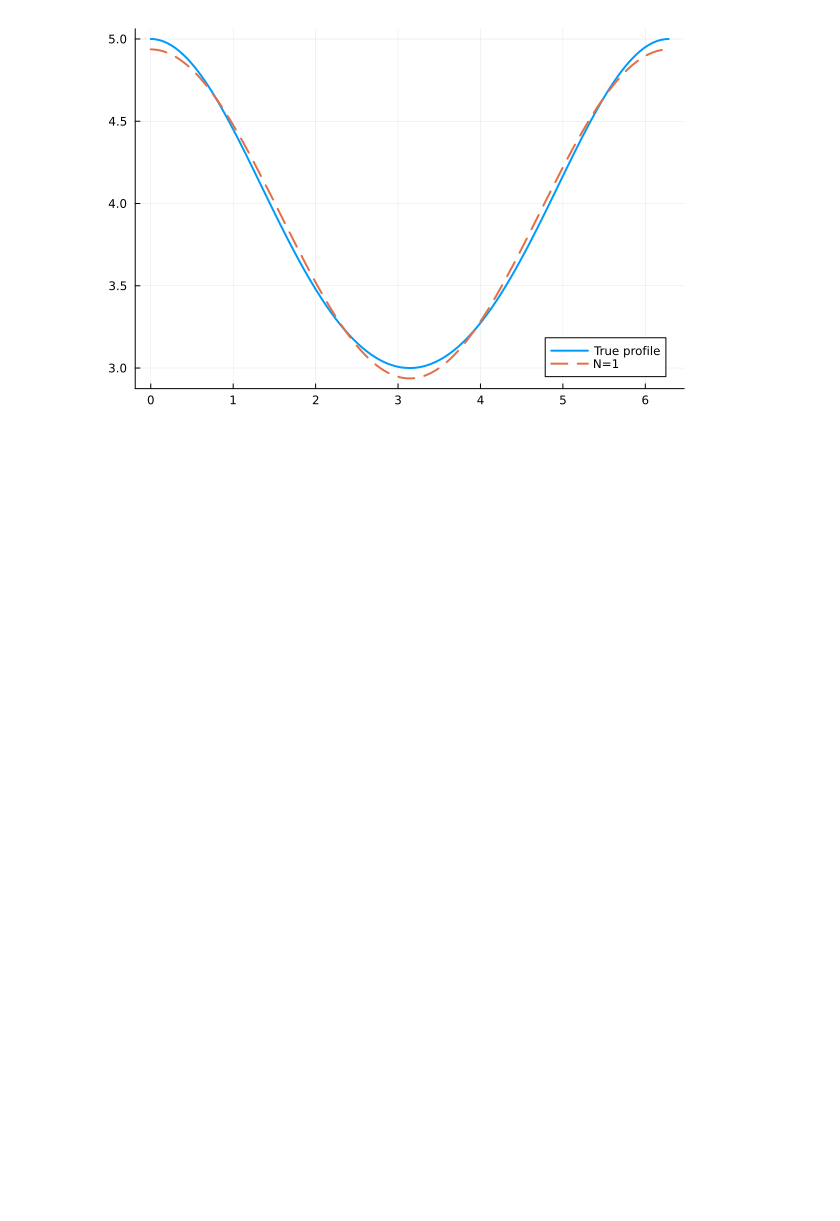
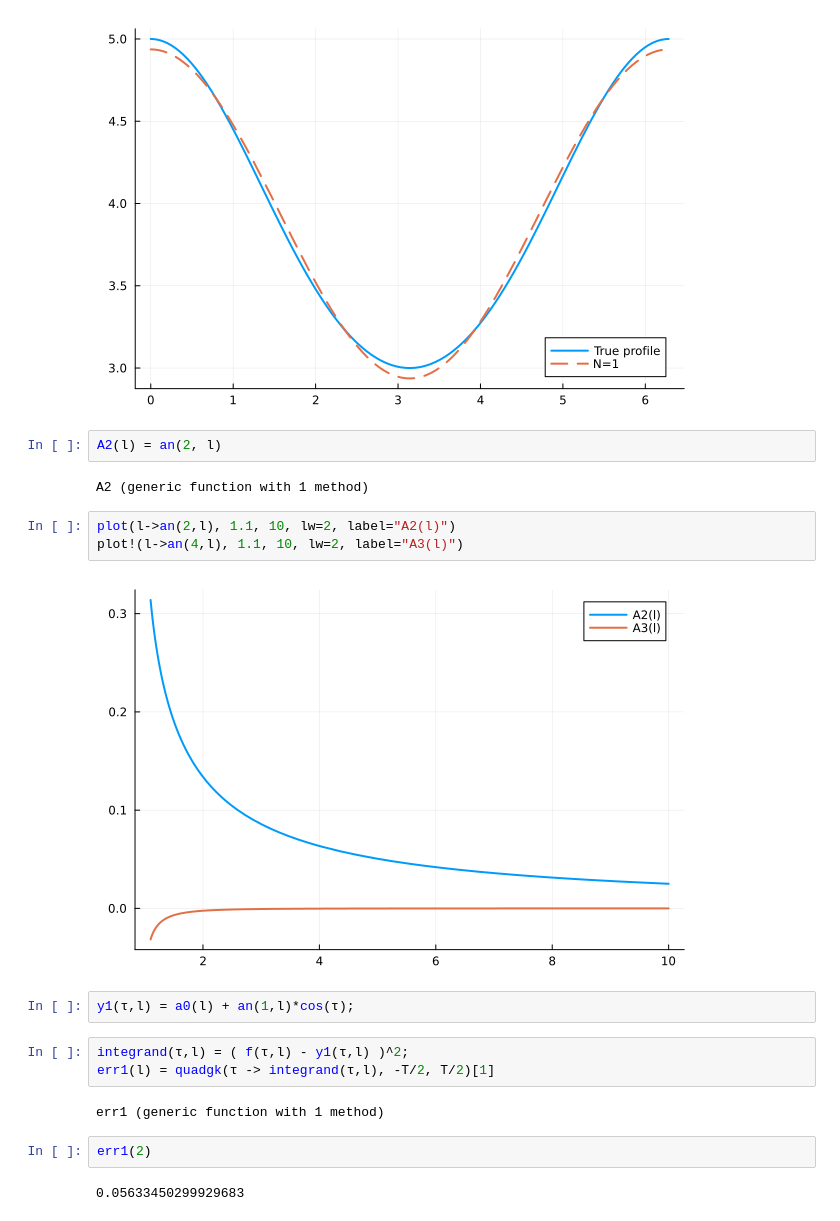
Before and after one commit to gu-meng451/2025examples, a Jupyter notebook: 03-18/hw5.5.ipynb, the cells around one changed output. Saved outputs shown, nothing was run; the diff lists cells and outputs as text; blank space fills up the shorter version.

```diff
--- a/03-18/hw5.5.ipynb
+++ b/03-18/hw5.5.ipynb
@@ -47,3 +47,23 @@ plot(t -> f(t, 4), 0, T, lw=2, label="True profile")
 plot!(t-> y(t,1), 0, T, lw=2, linestyle=:dash, label="N=1")
 # %% [output]
 [figure]
+# %%
+A2(l) = an(2, l)
+# %% [output]
+A2 (generic function with 1 method)
+# %%
+plot(l->an(2,l), 1.1, 10, lw=2, label="A2(l)")
+plot!(l->an(4,l), 1.1, 10, lw=2, label="A3(l)")
+# %% [output]
+[figure, added]
+# %%
+y1(τ,l) = a0(l) + an(1,l)*cos(τ);
+# %%
+integrand(τ,l) = ( f(τ,l) - y1(τ,l) )^2;
+err1(l) = quadgk(τ -> integrand(τ,l), -T/2, T/2)[1]
+# %% [output]
+err1 (generic function with 1 method)
+# %%
+err1(2)
+# %% [output]
+0.05633450299929683
```
Also changed, not shown: parts of 3 cells of this notebook.
